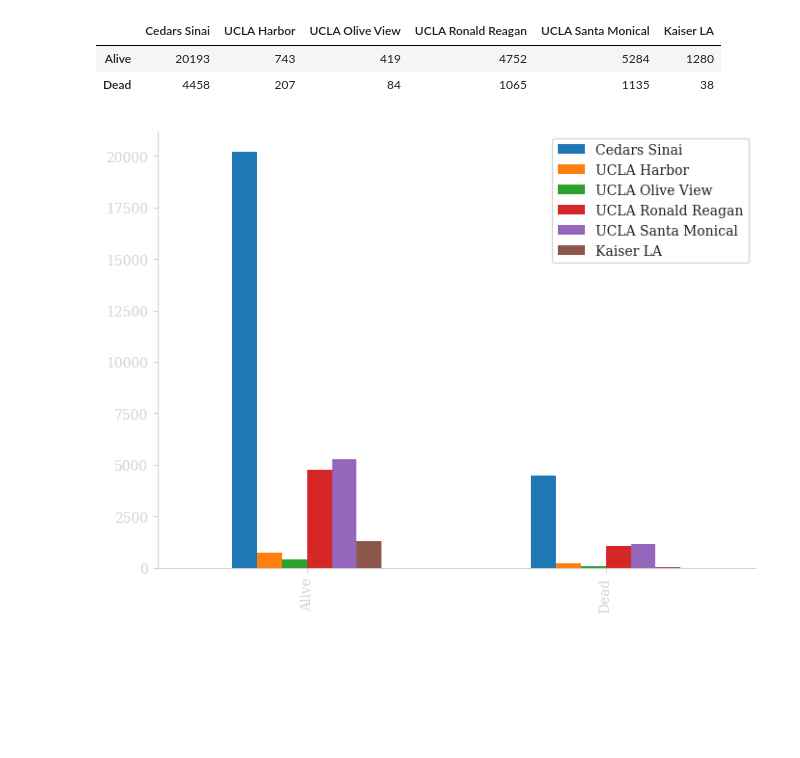
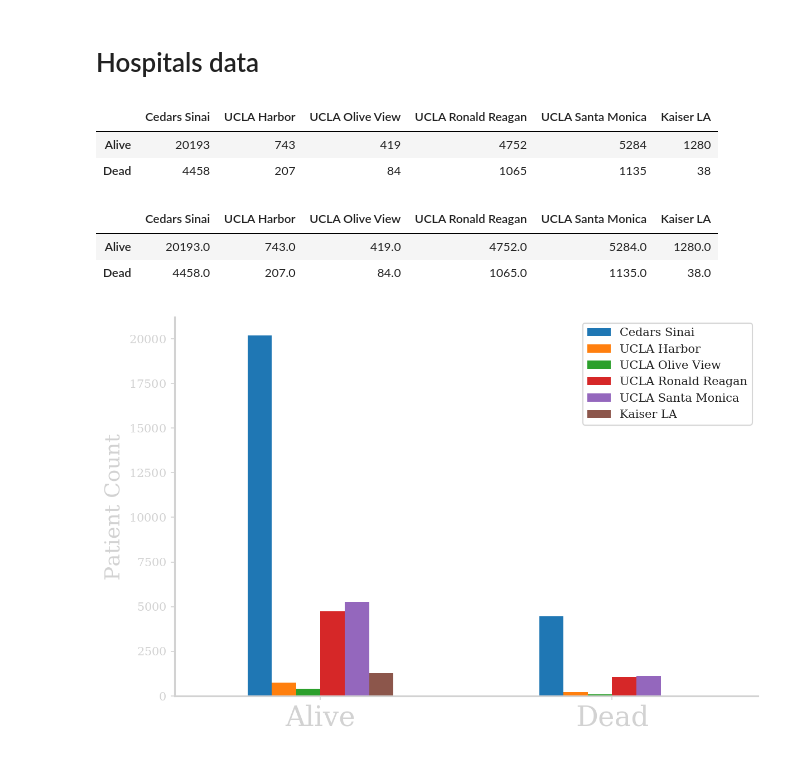
Before and after one commit to Khlick/LS40-Lectures, a Jupyter notebook: lib/_notebooks/Chi Squared and Risk.ipynb, the cells around one changed output. Cells and saved outputs as stored; diff of their text form; code cells hidden in the pictures; blank space fills up the shorter version.

```diff
--- a/lib/_notebooks/Chi Squared and Risk.ipynb
+++ b/lib/_notebooks/Chi Squared and Risk.ipynb
@@ -5,24 +410,36 @@
+# %% [markdown]
+# Hospitals data
 # %%
 import feather
 hospitals = feather.read_dataframe('data/hospitals.feather')
-hNames = ['Cedars Sinai', 'UCLA Harbor', 'UCLA Olive View', 'UCLA Ronald Reagan', 'UCLA Santa Monical', 'Kaiser LA'];
+hNames = ['Cedars Sinai', 'UCLA Harbor', 'UCLA Olive View', 'UCLA Ronald Reagan', 'UCLA Santa Monica', 'Kaiser LA'];
 def mapper(xi):
     return(hNames[xi])
 hospitals.rename(mapper,axis='index',inplace=True)
-hospitals = hospitals.T.applymap(np.int64);
-hospitals
+hospitals = hospitals.T
+hospitals.applymap(np.int64)
 # %% [output]
-|  | Cedars Sinai | UCLA Harbor | UCLA Olive View | UCLA Ronald Reagan | UCLA Santa Monical | Kaiser LA |
+|  | Cedars Sinai | UCLA Harbor | UCLA Olive View | UCLA Ronald Reagan | UCLA Santa Monica | Kaiser LA |
 | Alive | 20193 | 743 | 419 | 4752 | 5284 | 1280 |
 | Dead | 4458 | 207 | 84 | 1065 | 1135 | 38 |
+# %%
+hospitals
+# %% [output]
+|  | Cedars Sinai | UCLA Harbor | UCLA Olive View | UCLA Ronald Reagan | UCLA Santa Monica | Kaiser LA |
+| Alive | 20193.0 | 743.0 | 419.0 | 4752.0 | 5284.0 | 1280.0 |
+| Dead | 4458.0 | 207.0 | 84.0 | 1065.0 | 1135.0 | 38.0 |
 # %%
-ax = hospitals.plot(kind="bar");
+# normal axis scale
+fig = pyp.figure(figsize=(9,6), dpi=150)
+ax = fig.subplots();
+
+hospitals.plot(ax = ax, kind="bar");
 leg = ax.get_legend();
 for text in leg.get_texts():
-    text.set_color(col['dkGrey'])
-fig = pyp.gcf();
-fig.dpi = 100;
-fig.set_size_inches((8,6))
+    text.set_color(col['dkGrey']);
+ax.tick_params(axis='x', labelsize=24, labelrotation=0);
+ax.set_ylabel('Patient Count');
+ax.patch.set_alpha(0)
 fig.savefig("../img/hospitals.svg", transparent=True);
 # %% [output]
-[figure, old version]
+[figure, new version]
```
Also changed, not shown: parts of 43 cells of this notebook, 14 other files.
